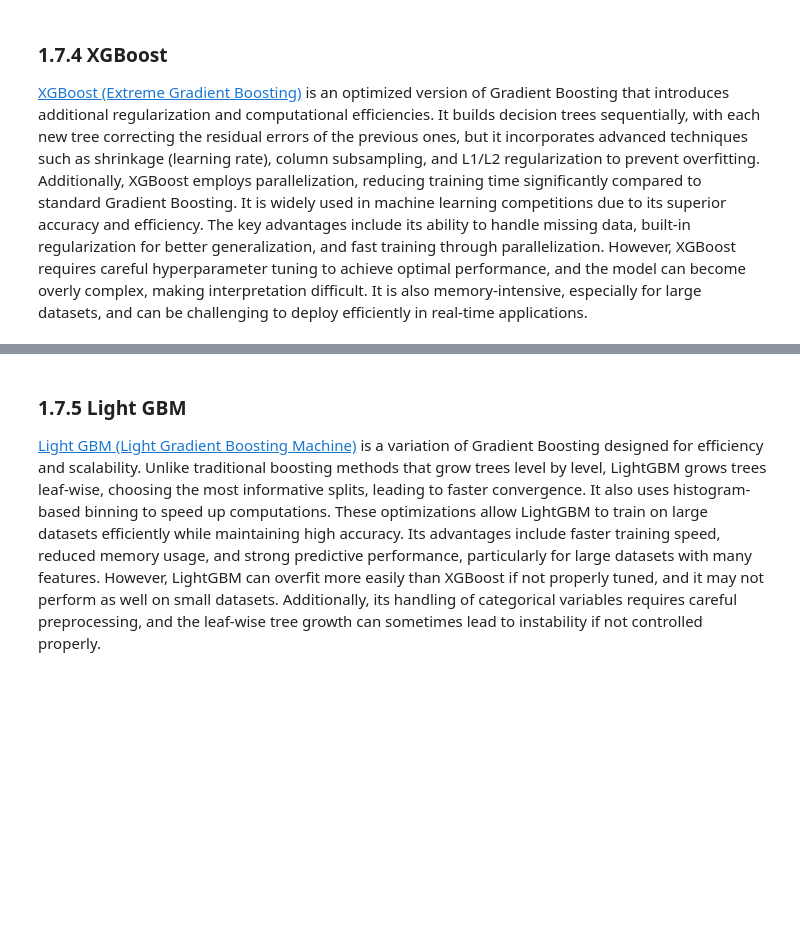
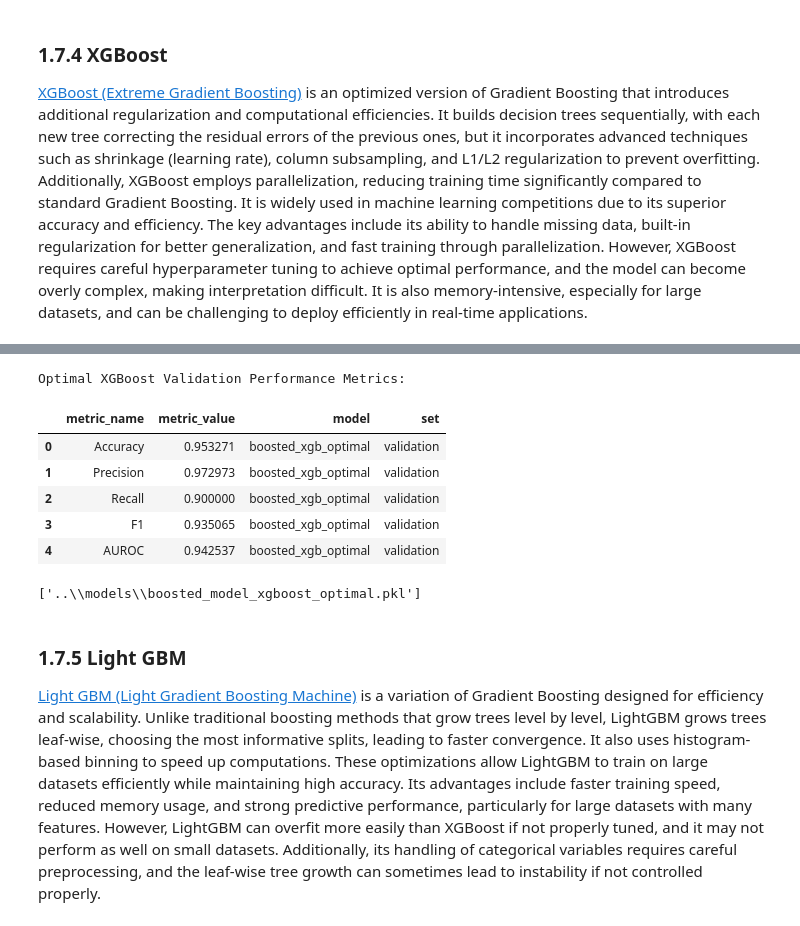
Before and after one commit to JohnPaulinePineda/Portfolio_Project_63, a Jupyter notebook: codes/DetectingAndAnalyzingMachineLearningModelDriftUsingOpenSourceMonitoringTools.ipynb, the cells around one changed output, grey strips where cells are left out. Cells and saved outputs as stored; diff of their text form; code cells hidden in the pictures; blank space fills up the shorter version.

```diff
--- a/codes/DetectingAndAnalyzingMachineLearningModelDriftUsingOpenSourceMonitoringTools.ipynb
+++ b/codes/DetectingAndAnalyzingMachineLearningModelDriftUsingOpenSourceMonitoringTools.ipynb
@@ -2604,3 +2810,30 @@ joblib.dump(boosted_gb_optimal,
+# %%
+##################################
+# Gathering the model evaluation metrics
+# for the validation data
+##################################
+boosted_xgb_optimal_validation = model_performance_evaluation(y_validation_encoded, boosted_xgb_optimal.predict(X_validation))
+boosted_xgb_optimal_validation['model'] = ['boosted_xgb_optimal'] * 5
+boosted_xgb_optimal_validation['set'] = ['validation'] * 5
+print('Optimal XGBoost Validation Performance Metrics: ')
+display(boosted_xgb_optimal_validation)
+# %% [output]
+Optimal XGBoost Validation Performance Metrics:
+|  | metric_name | metric_value | model | set |
+| 0 | Accuracy | 0.953271 | boosted_xgb_optimal | validation |
+| 1 | Precision | 0.972973 | boosted_xgb_optimal | validation |
+| 2 | Recall | 0.900000 | boosted_xgb_optimal | validation |
+| 3 | F1 | 0.935065 | boosted_xgb_optimal | validation |
+| 4 | AUROC | 0.942537 | boosted_xgb_optimal | validation |
+# %%
+##################################
+# Saving the best individual model
+# developed from the train data
+##################################
+joblib.dump(boosted_xgb_optimal,
+            os.path.join("..", MODELS_PATH, "boosted_model_xgboost_optimal.pkl"))
+# %% [output]
+['..\\models\\boosted_model_xgboost_optimal.pkl']
 # %% [markdown]
 ### 1.7.5 Light GBM<a class="anchor" id="1.7.5"></a>
 
```
Also changed, not shown: parts of 15 cells of this notebook, 2 other files.
